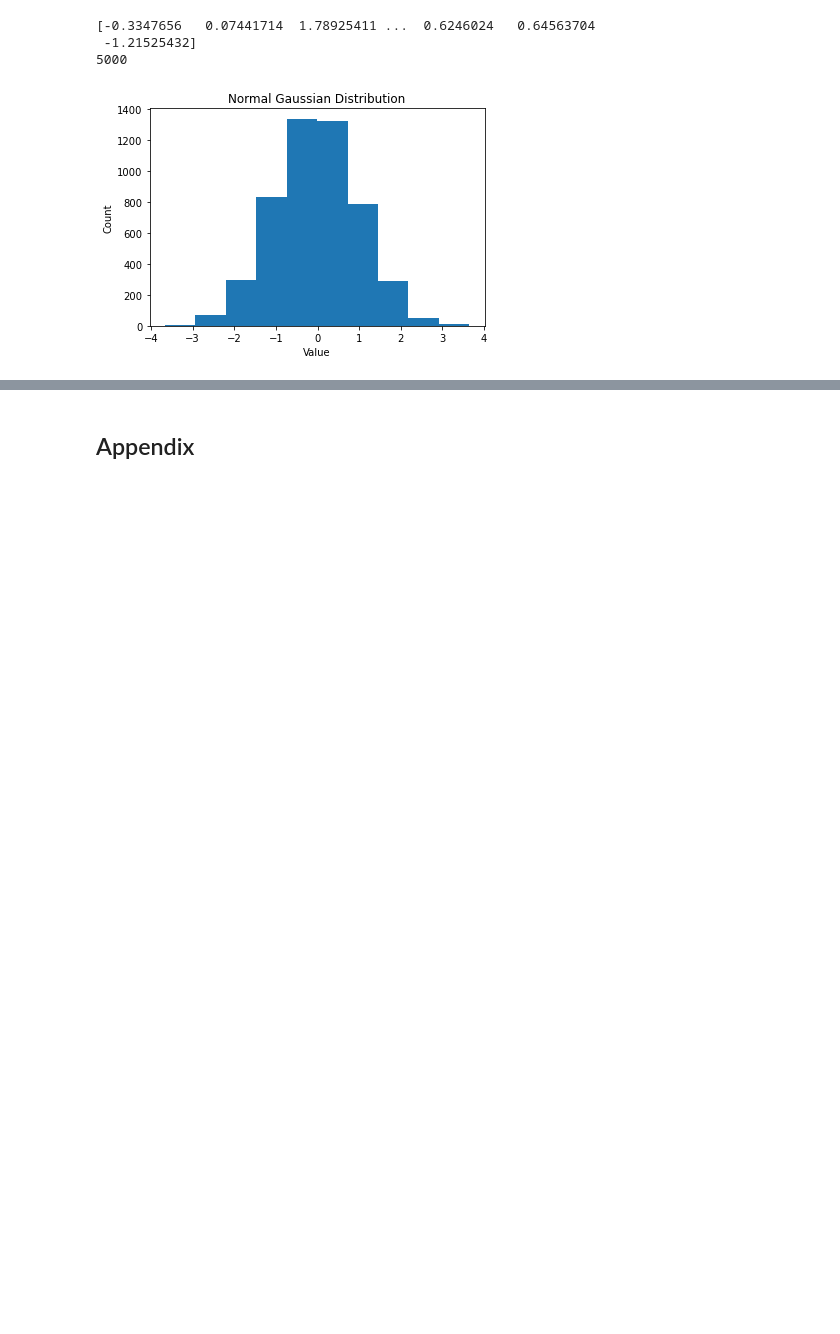
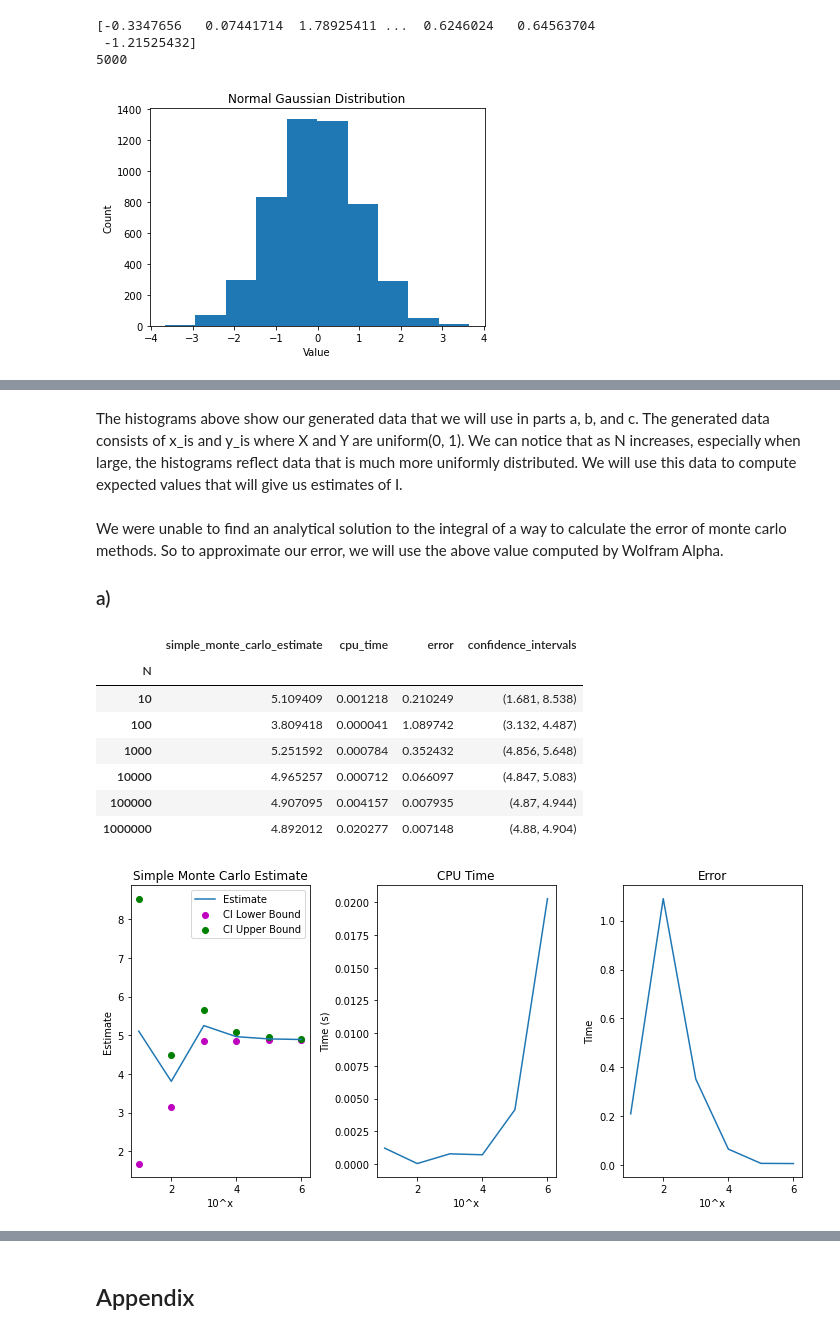
Before and after one commit to rohansanjay/monte-carlo, a Jupyter notebook: Final Project.ipynb, the cells around one changed output, grey strips where cells are left out. Drawn from its saved outputs; the diff is of its cells as text; code cells hidden in the pictures; blank space fills up the shorter version.

```diff
--- a/Final Project.ipynb
+++ b/Final Project.ipynb
@@ -150,0 +164,2 @@ In our case, we can see that we were able to produce results that were non-zero
+# %% [markdown]
+The histograms above show our generated data that we will use in parts a, b, and c. The generated data consists of x_is and y_is where X and Y are uniform(0, 1). We can notice that as N increases, especially when large, the histograms reflect data that is much more uniformly distributed. We will use this data to compute expected values that will give us estimates of I.
@@ -150,0 +168,15 @@ In our case, we can see that we were able to produce results that were non-zero
+# %% [markdown]
+We were unable to find an analytical solution to the integral of a way to calculate the error of monte carlo methods. So to approximate our error, we will use the above value computed by Wolfram Alpha.
+### a)
+# %%
+question_seven_part_a(data)
+# %% [output]
+|  | simple_monte_carlo_estimate | cpu_time | error | confidence_intervals |
+| N |  |  |  |  |
+| 10 | 5.109409 | 0.001218 | 0.210249 | (1.681, 8.538) |
+| 100 | 3.809418 | 0.000041 | 1.089742 | (3.132, 4.487) |
+| 1000 | 5.251592 | 0.000784 | 0.352432 | (4.856, 5.648) |
+| 10000 | 4.965257 | 0.000712 | 0.066097 | (4.847, 5.083) |
+| 100000 | 4.907095 | 0.004157 | 0.007935 | (4.87, 4.944) |
+| 1000000 | 4.892012 | 0.020277 | 0.007148 | (4.88, 4.904) |
+[figure, added]
```
Also changed, not shown: parts of 54 cells of this notebook.
